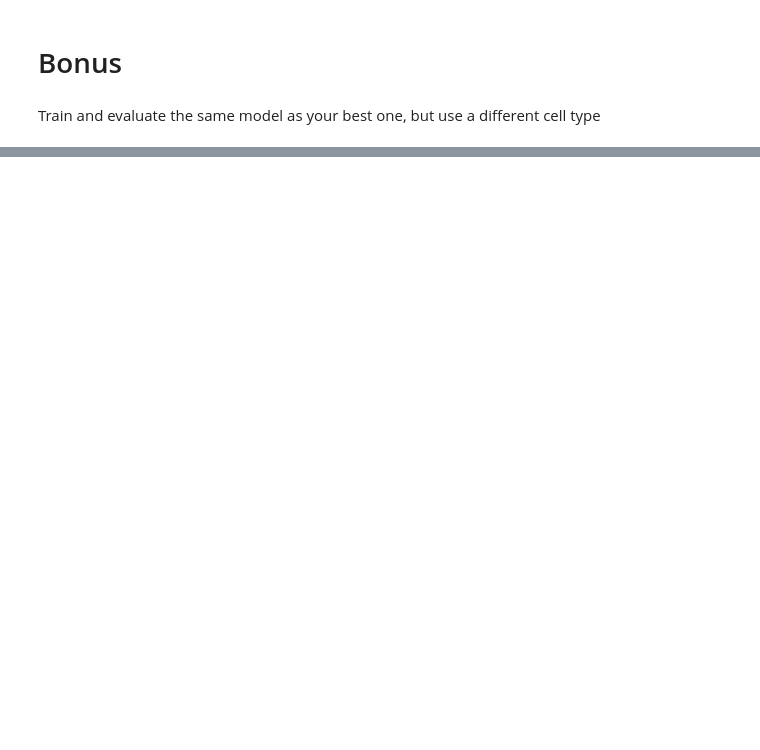
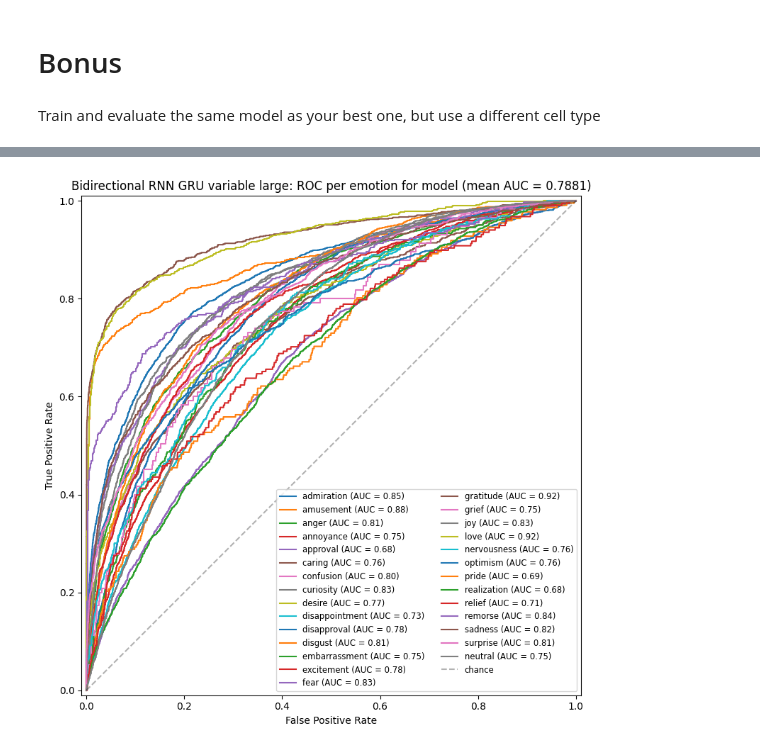
Before and after one commit to ReSpix/neural, a Jupyter notebook: notebooks/rnn/sequence_classification.ipynb, the cells around one changed output, grey strips where cells are left out. Cells and saved outputs as stored; diff of their text form; code cells hidden in the pictures; blank space fills up the shorter version.

```diff
--- a/notebooks/rnn/sequence_classification.ipynb
+++ b/notebooks/rnn/sequence_classification.ipynb
@@ -884,0 +1011,10 @@ Text(0.5, 1.0, 'Models Mean ROC AUC by Dataset type')
+# %%
+fig, ax = plt.subplots(figsize=(10, 8))
+mean_auc = plot_roc_curve(ds_fixed_test, bonus_model, "variable large", ax=ax)
+model_scores.append(
+    {"Model": bonus_model.name, "ROC AUC": mean_auc, "DS Type": "variable large"}
+)
+plt.tight_layout()
+plt.show()
+# %% [output]
+[figure, added]
```
Also changed, not shown: parts of 15 cells of this notebook.
